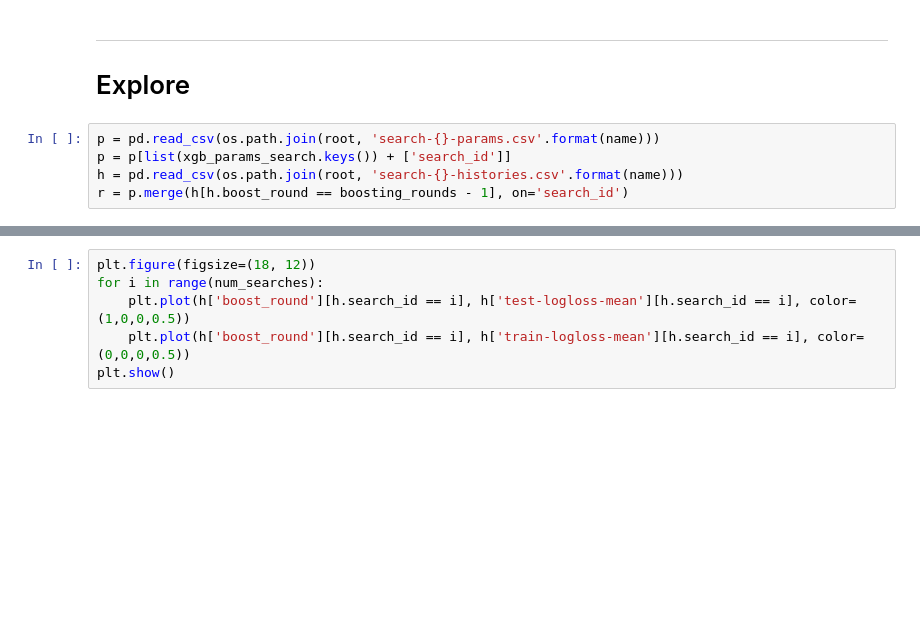
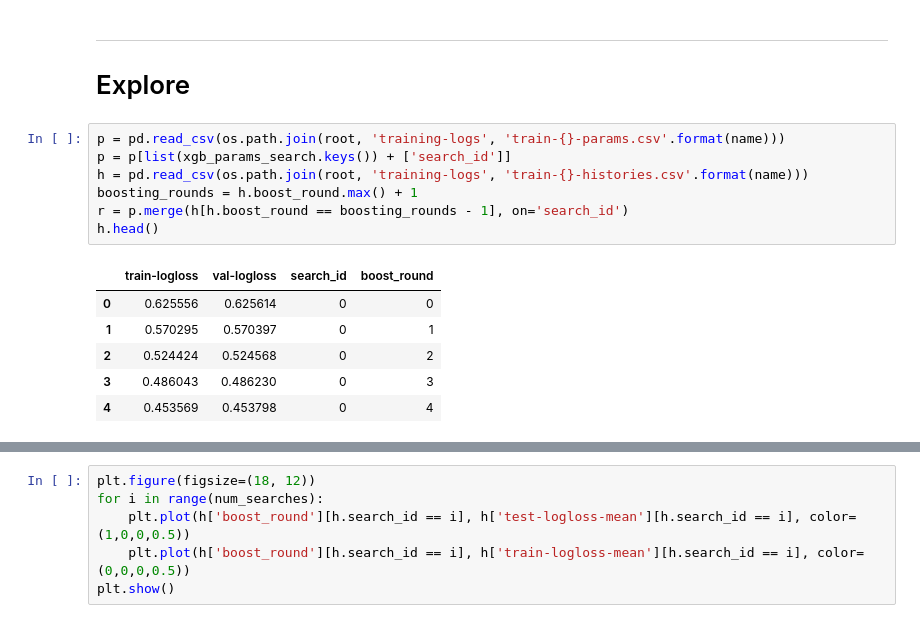
Before and after one commit to kylinorange/kaggle-instacart, a Jupyter notebook: Param Search Results.ipynb, the cells around one changed output, grey strips where cells are left out. Saved outputs shown, nothing was run; the diff lists cells and outputs as text; blank space fills up the shorter version.

```diff
--- a/Param Search Results.ipynb
+++ b/Param Search Results.ipynb
@@ -91,9 +107,18 @@ xgb_params_search = {}
 
 # Explore
 # %%
-p = pd.read_csv(os.path.join(root, 'search-{}-params.csv'.format(name)))
+p = pd.read_csv(os.path.join(root, 'training-logs', 'train-{}-params.csv'.format(name)))
 p = p[list(xgb_params_search.keys()) + ['search_id']]
-h = pd.read_csv(os.path.join(root, 'search-{}-histories.csv'.format(name)))
+h = pd.read_csv(os.path.join(root, 'training-logs', 'train-{}-histories.csv'.format(name)))
+boosting_rounds = h.boost_round.max() + 1
 r = p.merge(h[h.boost_round == boosting_rounds - 1], on='search_id')
+h.head()
+# %% [output]
+|  | train-logloss | val-logloss | search_id | boost_round |
+| 0 | 0.625556 | 0.625614 | 0 | 0 |
+| 1 | 0.570295 | 0.570397 | 0 | 1 |
+| 2 | 0.524424 | 0.524568 | 0 | 2 |
+| 3 | 0.486043 | 0.486230 | 0 | 3 |
+| 4 | 0.453569 | 0.453798 | 0 | 4 |
 # %%
 plt.figure(figsize=(18, 12))
```
Also changed, not shown: parts of 3 cells of this notebook, 3 other files.
